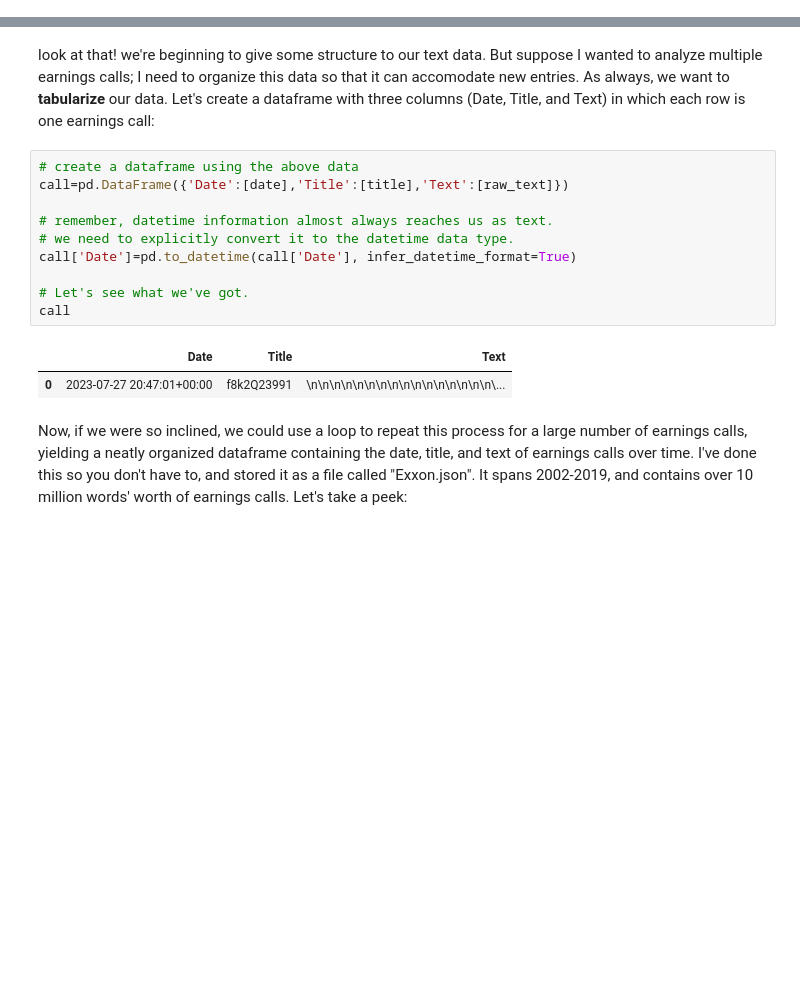
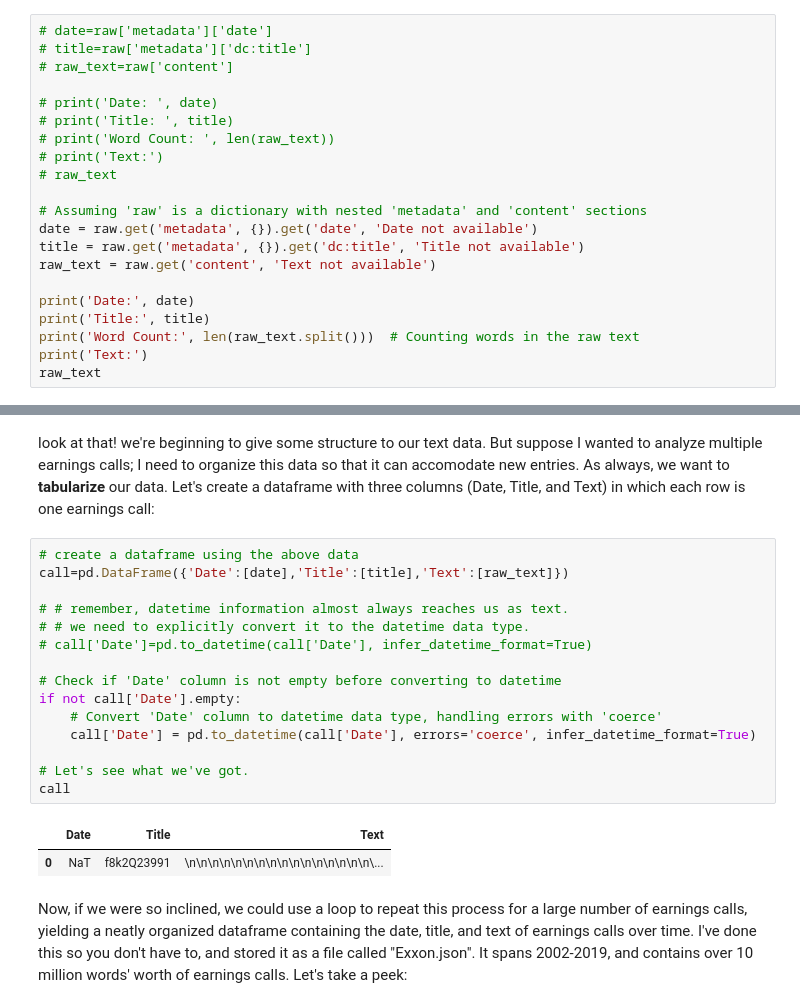
Before and after one commit to gr8imajoke/QM2, a Jupyter notebook: notebooks/W04. Natural Language Processing.ipynb, the cells around one changed output, grey strips where cells are left out. Cells and saved outputs as stored; diff of their text form; blank space fills up the shorter version.

```diff
--- a/notebooks/W04. Natural Language Processing.ipynb
+++ b/notebooks/W04. Natural Language Processing.ipynb
@@ -91,0 +84,21 @@ Text:
+# %%
+# date=raw['metadata']['date']
+# title=raw['metadata']['dc:title']
+# raw_text=raw['content']
+
+# print('Date: ', date)
+# print('Title: ', title)
+# print('Word Count: ', len(raw_text))
+# print('Text:')
+# raw_text
+
+# Assuming 'raw' is a dictionary with nested 'metadata' and 'content' sections
+date = raw.get('metadata', {}).get('date', 'Date not available')
+title = raw.get('metadata', {}).get('dc:title', 'Title not available')
+raw_text = raw.get('content', 'Text not available')
+
+print('Date:', date)
+print('Title:', title)
+print('Word Count:', len(raw_text.split()))  # Counting words in the raw text
+print('Text:')
+raw_text
@@ -94,16 +113,21 @@ look at that! we're beginning to give some structure to our text data. But suppo
 # %%
 # create a dataframe using the above data
 call=pd.DataFrame({'Date':[date],'Title':[title],'Text':[raw_text]})
 
-# remember, datetime information almost always reaches us as text.
-# we need to explicitly convert it to the datetime data type.
-call['Date']=pd.to_datetime(call['Date'], infer_datetime_format=True)
+# # remember, datetime information almost always reaches us as text.
+# # we need to explicitly convert it to the datetime data type.
+# call['Date']=pd.to_datetime(call['Date'], infer_datetime_format=True)
+
+# Check if 'Date' column is not empty before converting to datetime
+if not call['Date'].empty:
+    # Convert 'Date' column to datetime data type, handling errors with 'coerce'
+    call['Date'] = pd.to_datetime(call['Date'], errors='coerce', infer_datetime_format=True)
 
 # Let's see what we've got.
 call
 # %% [output]
 |  | Date | Title | Text |
-| 0 | 2023-07-27 20:47:01+00:00 | f8k2Q23991 | \n\n\n\n\n\n\n\n\n\n\n\n\n\n\n\n\... |
+| 0 | NaT | f8k2Q23991 | \n\n\n\n\n\n\n\n\n\n\n\n\n\n\n\n\... |
 # %% [markdown]
 Now, if we were so inclined, we could use a loop to repeat this process for a large number of earnings calls, yielding a neatly organized dataframe containing the date, title, and text of earnings calls over time. I've done this so you don't have to, and stored it as a file called "Exxon.json". It spans 2002-2019, and contains over 10 million words' worth of earnings calls. Let's take a peek:
 # %%
```
Also changed, not shown: parts of 20 cells of this notebook.
